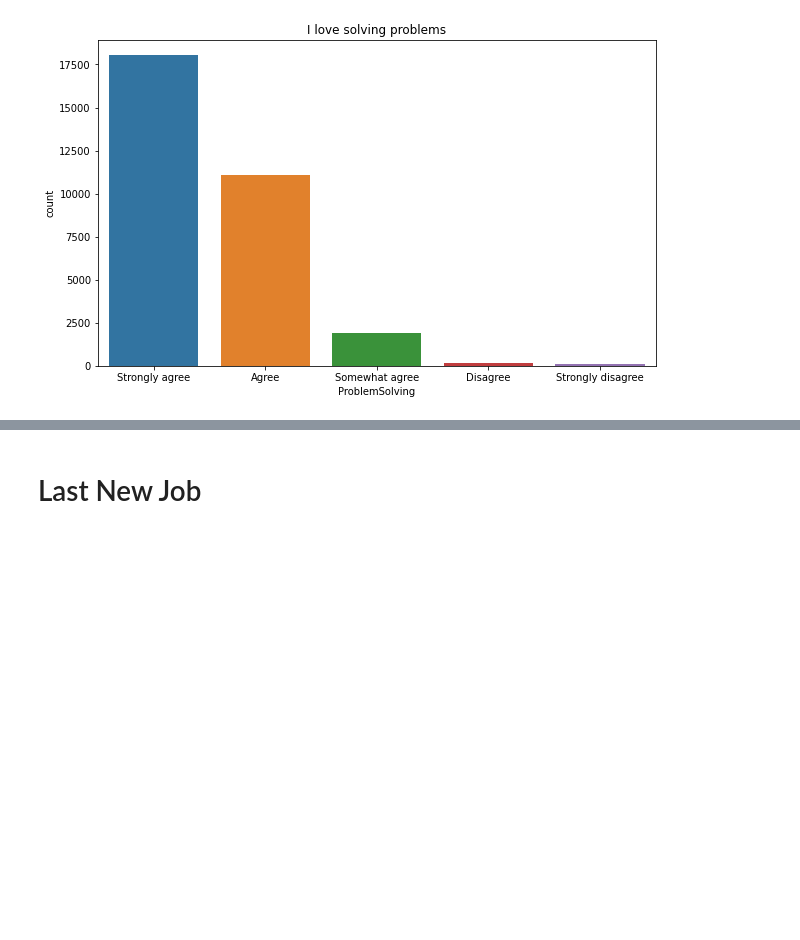
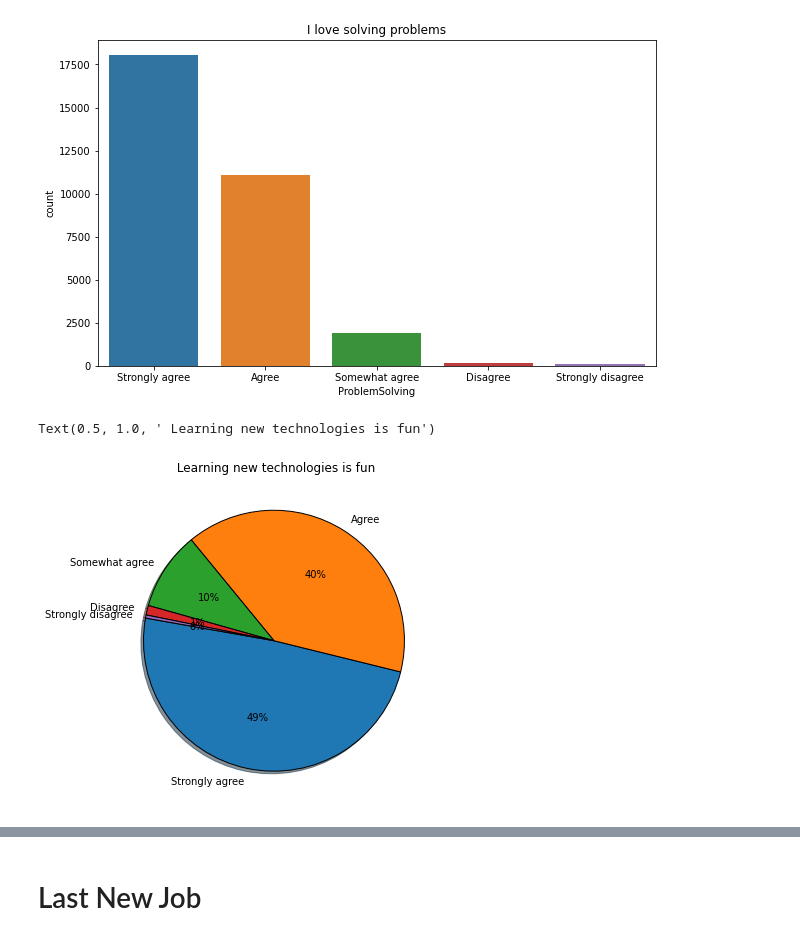
Before and after one commit to g-4-gagan/Developer-data-analysis, a Jupyter notebook: 8.Auditory_BasicInfoAndLastNewJob.ipynb, the cells around one changed output, grey strips where cells are left out. Drawn from its saved outputs; the diff is of its cells as text; code cells hidden in the pictures; blank space fills up the shorter version.

```diff
--- a/8.Auditory_BasicInfoAndLastNewJob.ipynb
+++ b/8.Auditory_BasicInfoAndLastNewJob.ipynb
@@ -56,3 +56,11 @@ plt.title('I love solving problems')
 # %% [output]
 Text(0.5, 1.0, 'I love solving problems')
 [figure]
+# %%
+plt.figure(figsize=(10,6))
+plt.pie(df['LearningNewTech'].value_counts(), labels= df['LearningNewTech'].value_counts().index,
+           startangle=170, wedgeprops={'edgecolor': 'black'}, autopct='%1.f%%', shadow=True)
+plt.title(" Learning new technologies is fun")
+# %% [output]
+Text(0.5, 1.0, ' Learning new technologies is fun')
+[figure, added]
```
Also changed, not shown: parts of 21 cells of this notebook, 4 other files.
